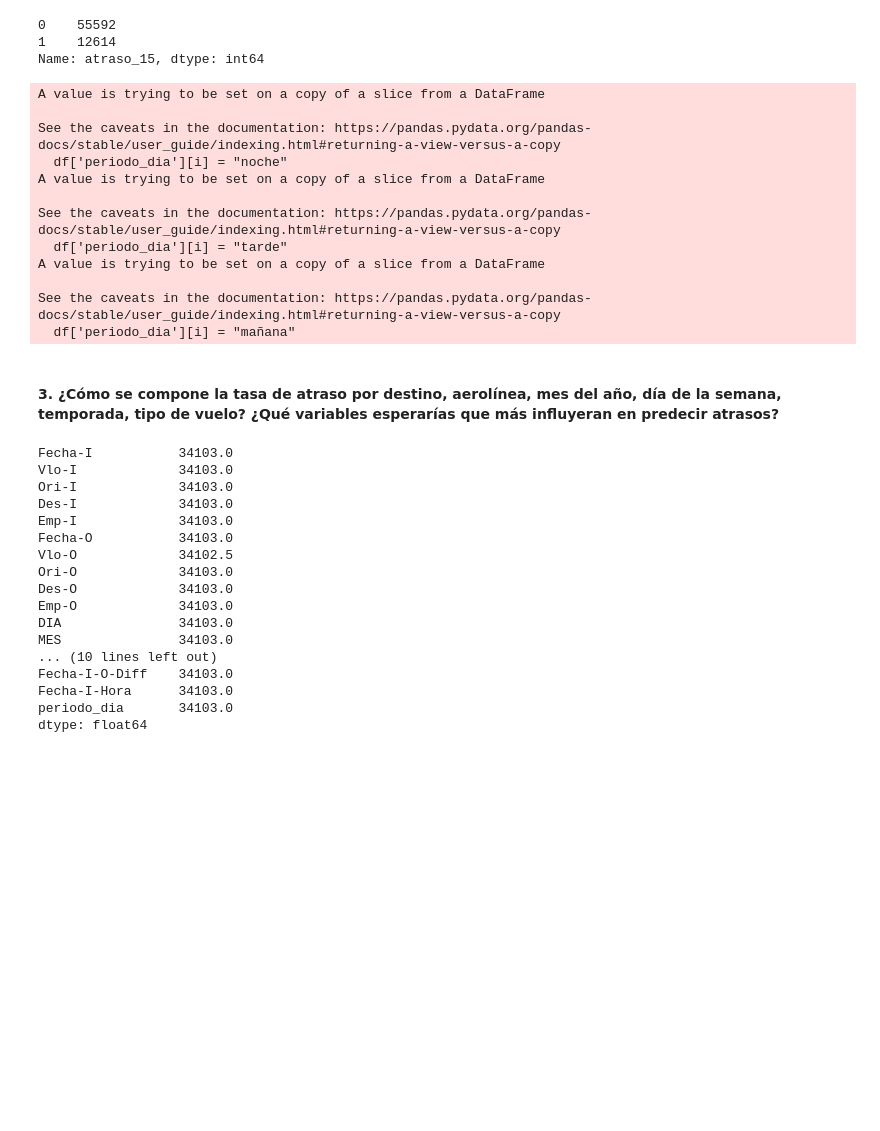
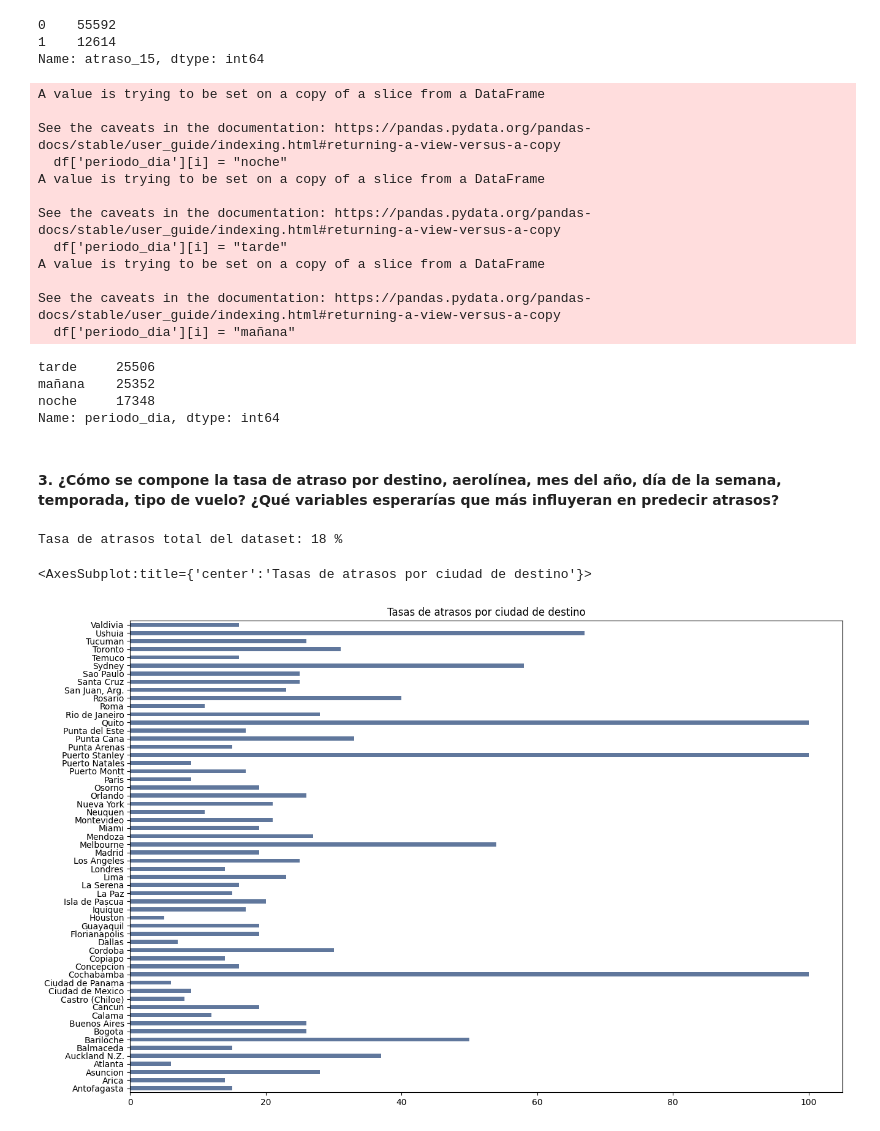
Before and after one commit to rodgonzkus/Neuralworks, a Jupyter notebook: solution.ipynb, the cells around one changed output. Cells and saved outputs as stored; diff of their text form; code cells hidden in the pictures; blank space fills up the shorter version.

```diff
--- a/solution.ipynb
+++ b/solution.ipynb
@@ -193,20 +208 @@ df.head()
-# %%
-# Temporada Alta
-
-for i in df['Fecha-I-Date']:
-    if dt.strptime("15-12-2017", '%d-%m-%Y') <= dt.strptime(str(i), '%d-%m-%Y') and dt.strptime(str(i), '%d-%m-%Y') <= dt.strptime("03-03-2017", '%d-%m-%Y'):
-        df['temporada_alta'] = 1
-    elif dt.strptime("15-07-2017", '%d-%m-%Y') <= dt.strptime(str(i), '%d-%m-%Y') and dt.strptime(str(i), '%d-%m-%Y') <= dt.strptime("31-07-2017", '%d-%m-%Y'):
-        df['temporada_alta'] = 1
-    elif dt.strptime("11-09-2017", '%d-%m-%Y') <= dt.strptime(str(i), '%d-%m-%Y') and dt.strptime(str(i), '%d-%m-%Y') <= dt.strptime("30-09-2017", '%d-%m-%Y'):
-        df['temporada_alta'] = 1
-    else:
-        df['temporada_alta'] = 0
-
-
-for i in df['Fecha-I-Date'].tolist():
-    if ("15-12-2017" >= i) and (i <= "03-03-2017"):
-        df['temporada_alta'] = 1
-    else:
-        df['temporada_alta'] = 0
 # %%
@@ -228,10 +227,15 @@ df.head()
 # %%
-#Atrasos
+#C. Calculamos los atrasos
+# 'atraso_15: 1 si dif_min > 15, 0 si no
+
+df['atraso_15'] = "NA"
+
 for i in range(0, len(df['Fecha-I-O-Diff'])):
     if df['Fecha-I-O-Diff'][i] > 15.0:
         df['atraso_15'][i] = 1
     else:
         df['atraso_15'][i] = 0
+
 df['atraso_15'].value_counts()
 # %% [output]
 A value is trying to be set on a copy of a slice from a DataFrame
@@ -246,11 +250,13 @@ See the caveats in the documentation: https://pandas.pydata.org/pandas-docs/stab
 1    12614
 Name: atraso_15, dtype: int64
 # %%
-#Periodo del día en base a Fecha-I
+#D. Calculamos el periodo del día en base a Fecha-I
 # mañana (entre 5:00 y 11:59)
 # tarde (entre 12:00 y 18:59)
 # noche (entre 19:00 y 4:59)
+
 df["Fecha-I-Hora"] = df['Fecha-I'].dt.strftime('%H:%M')
+df['periodo_dia'] = "NA"
 
 for i in range(0, len(df["Fecha-I-Hora"])):
     if "05:00" <= df["Fecha-I-Hora"][i] <= "11:59":
@@ -274,3 +280,7 @@ A value is trying to be set on a copy of a slice from a DataFrame
 
 See the caveats in the documentation: https://pandas.pydata.org/pandas-docs/stable/user_guide/indexing.html#returning-a-view-versus-a-copy
   df['periodo_dia'][i] = "mañana"
+tarde     25506
+mañana    25352
+noche     17348
+Name: periodo_dia, dtype: int64
@@ -277,31 +296,21 @@ See the caveats in the documentation: https://pandas.pydata.org/pandas-docs/stab
 # %% [markdown]
 #### 3. ¿Cómo se compone la tasa de atraso por destino, aerolínea, mes del año, día de la semana, temporada, tipo de vuelo? ¿Qué variables esperarías que más influyeran en predecir atrasos?
 # %%
-#df['atraso_15'].value_counts()
-#atraso = df.query("atraso_15" == 1)
-
-#atraso = pd.DataFrame(df.loc[df['atraso_15'] == 1])
-#atraso.value_counts()
-
-df.groupby('atraso_15').count().mean()
-#df['atraso_15'].describe(include='all')
-
-#df[["SIGLADES", "OPERA"]].groupby("atraso_15")
+#Calculamos la tasa de atrasos total del dataset
+#recordar que n_vuelos era el total de vuelos
+atrasos = int(len(df[df['atraso_15']==1]))
+n_vuelos = int(n_vuelos)
+tasa_atrasos = int(round(atrasos/n_vuelos*100, 0))
+print("Tasa de atrasos total del dataset:", tasa_atrasos,"%")
 # %% [output]
-Fecha-I           34103.0
-Vlo-I             34103.0
-Ori-I             34103.0
-Des-I             34103.0
-Emp-I             34103.0
-Fecha-O           34103.0
-Vlo-O             34102.5
-Ori-O             34103.0
-Des-O             34103.0
-Emp-O             34103.0
-DIA               34103.0
-MES               34103.0
-... (10 lines left out)
-Fecha-I-O-Diff    34103.0
-Fecha-I-Hora      34103.0
-periodo_dia       34103.0
-dtype: float64
+Tasa de atrasos total del dataset: 18 %
+# %%
+df_atrasos = df.query("atraso_15 == 1")
+#Cálculo tasa de atrasos por lugar de destino
+atrasos_siglades = round((df_atrasos['SIGLADES'].value_counts() / df['SIGLADES'].value_counts())*100, 0)
+atrasos_siglades = pd.DataFrame(atrasos_siglades)
+atrasos_siglades.dropna(inplace=True)
+atrasos_siglades.plot(kind="barh", title = "Tasas de atrasos por ciudad de destino", figsize = (15, 10), legend=False)
+# %% [output]
+<AxesSubplot:title={'center':'Tasas de atrasos por ciudad de destino'}>
+[figure, added]
```
Also changed, not shown: parts of 34 cells of this notebook, 1 other file.
